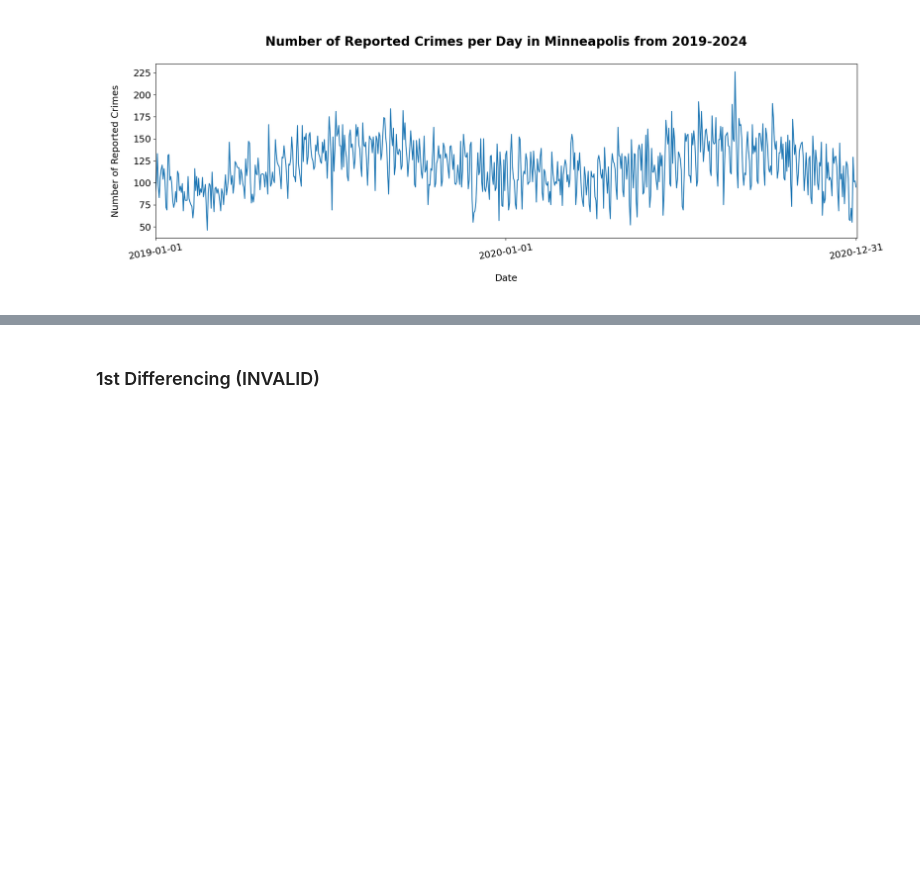
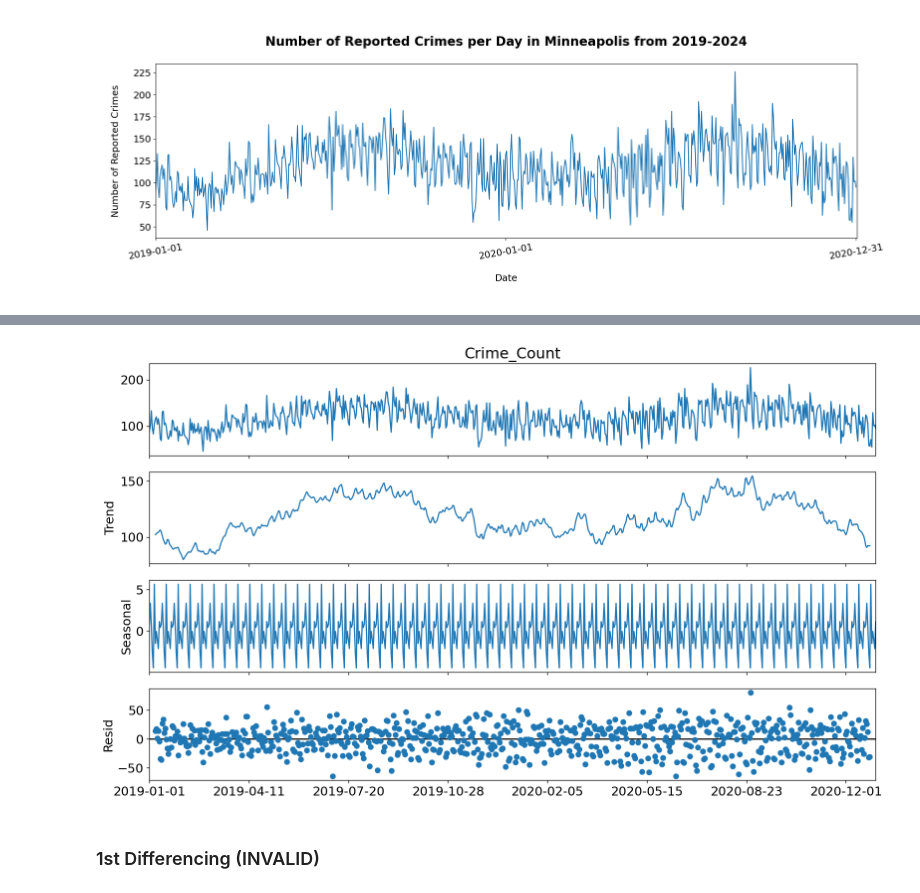
Before and after one commit to Hajar0Ahmed/Time-Series-Crime-Forecasting-Minneapolis, a Jupyter notebook: notebooks/Data_analysis.ipynb, the cells around one changed output, grey strips where cells are left out. Drawn from its saved outputs; the diff is of its cells as text; code cells hidden in the pictures; blank space fills up the shorter version.

```diff
--- a/notebooks/Data_analysis.ipynb
+++ b/notebooks/Data_analysis.ipynb
@@ -119,3 +170,13 @@ adfuller(train1) #Non-Stationary
+# %%
+import seaborn as sns
+from statsmodels.tsa.seasonal import seasonal_decompose
+
+decomposition=seasonal_decompose(train1['Crime_Count'],model='additive',period=12)
+decomposition.plot()
+plt.xticks(ticks=range(0, len(train1), 100))
+plt.show()
+# %% [output]
+[figure, added]
 # %% [markdown]
 ### 1st Differencing (INVALID)
 # %%
```
Also changed, not shown: parts of 16 cells of this notebook.
